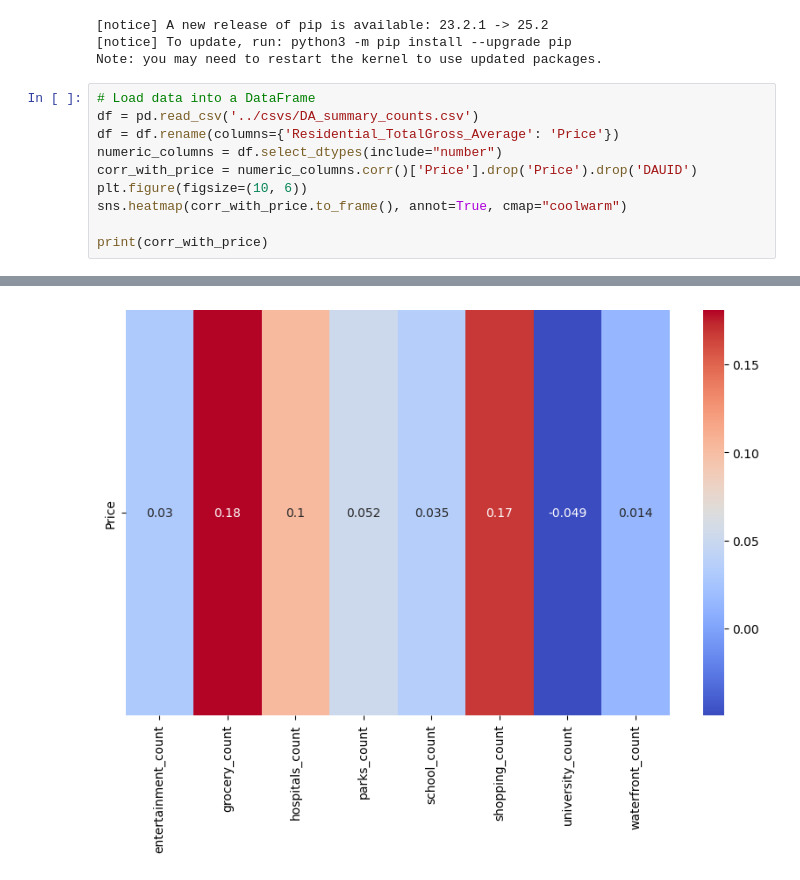
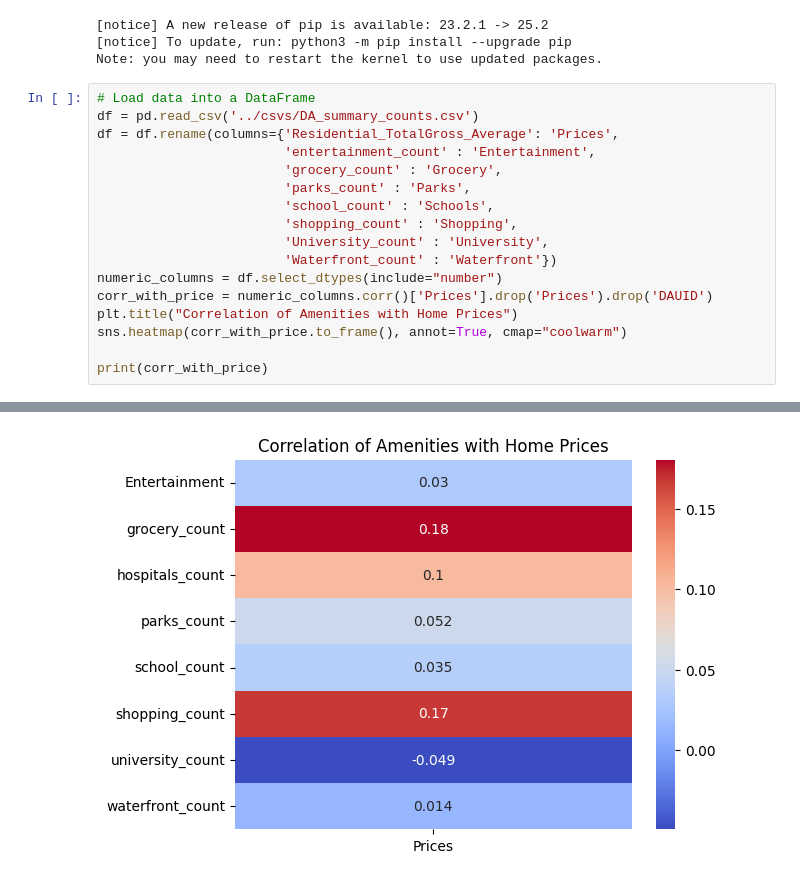
Before and after one commit to alex-wang101/CSJ, a Jupyter notebook: HouseNet/HouseNet.ipynb, the cells around one changed output, grey strips where cells are left out. Saved outputs shown, nothing was run; the diff lists cells and outputs as text.

Commit message:
renamed

```diff
--- a/HouseNet/HouseNet.ipynb
+++ b/HouseNet/HouseNet.ipynb
@@ -15,10 +15,17 @@ Note: you may need to restart the kernel to use updated packages.
 # %%
 # Load data into a DataFrame
 df = pd.read_csv('../csvs/DA_summary_counts.csv')
-df = df.rename(columns={'Residential_TotalGross_Average': 'Price'})
+df = df.rename(columns={'Residential_TotalGross_Average': 'Prices',
+                        'entertainment_count' : 'Entertainment',
+                        'grocery_count' : 'Grocery',
+                        'parks_count' : 'Parks',
+                        'school_count' : 'Schools',
+                        'shopping_count' : 'Shopping',
+                        'University_count' : 'University',
+                        'Waterfront_count' : 'Waterfront'})
 numeric_columns = df.select_dtypes(include="number")
-corr_with_price = numeric_columns.corr()['Price'].drop('Price').drop('DAUID')
-plt.figure(figsize=(10, 6))
+corr_with_price = numeric_columns.corr()['Prices'].drop('Prices').drop('DAUID')
+plt.title("Correlation of Amenities with Home Prices")
 sns.heatmap(corr_with_price.to_frame(), annot=True, cmap="coolwarm")
 
 print(corr_with_price)
@@ -35 +42 @@ Name: Price, dtype: float64
-[figure, old version]
+[figure, new version]
```
Also changed, not shown: parts of 2 cells of this notebook.
